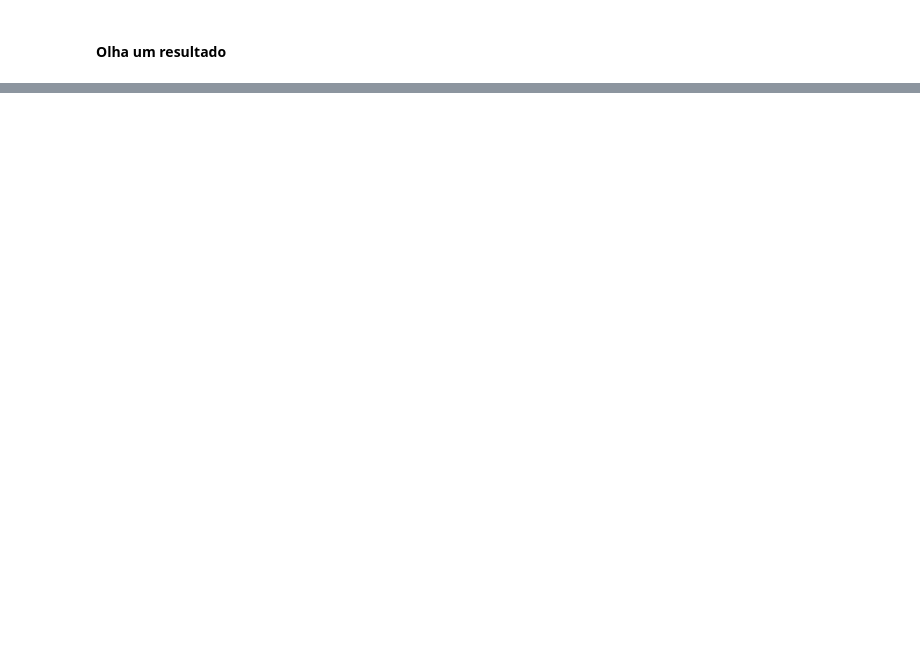
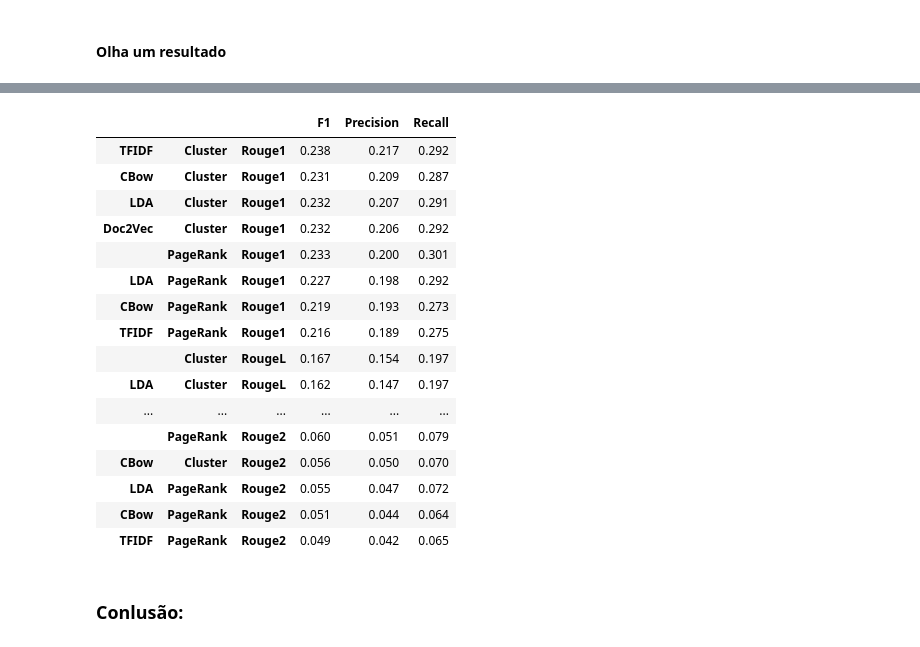
Before and after one commit to edufm/Sumarizador, a Jupyter notebook: main.ipynb, the cells around one changed output, grey strips where cells are left out. Cells and saved outputs as stored; diff of their text form; code cells hidden in the pictures; blank space fills up the shorter version.

```diff
--- a/main.ipynb
+++ b/main.ipynb
@@ -390,0 +759,22 @@ lda_pr_summary[text_id]
+# %%
+all_results.sort_values("Precision", ascending=False)
+# %% [output]
+|  |  |  | F1 | Precision | Recall |
+| TFIDF | Cluster | Rouge1 | 0.238 | 0.217 | 0.292 |
+| CBow | Cluster | Rouge1 | 0.231 | 0.209 | 0.287 |
+| LDA | Cluster | Rouge1 | 0.232 | 0.207 | 0.291 |
+| Doc2Vec | Cluster | Rouge1 | 0.232 | 0.206 | 0.292 |
+|  | PageRank | Rouge1 | 0.233 | 0.200 | 0.301 |
+| LDA | PageRank | Rouge1 | 0.227 | 0.198 | 0.292 |
+| CBow | PageRank | Rouge1 | 0.219 | 0.193 | 0.273 |
+| TFIDF | PageRank | Rouge1 | 0.216 | 0.189 | 0.275 |
+|  | Cluster | RougeL | 0.167 | 0.154 | 0.197 |
+| LDA | Cluster | RougeL | 0.162 | 0.147 | 0.197 |
+| ... | ... | ... | ... | ... | ... |
+|  | PageRank | Rouge2 | 0.060 | 0.051 | 0.079 |
+| CBow | Cluster | Rouge2 | 0.056 | 0.050 | 0.070 |
+| LDA | PageRank | Rouge2 | 0.055 | 0.047 | 0.072 |
+| CBow | PageRank | Rouge2 | 0.051 | 0.044 | 0.064 |
+| TFIDF | PageRank | Rouge2 | 0.049 | 0.042 | 0.065 |
+# %% [markdown]
+### Conlusão:
```
Also changed, not shown: parts of 95 cells of this notebook, 18 other files.
